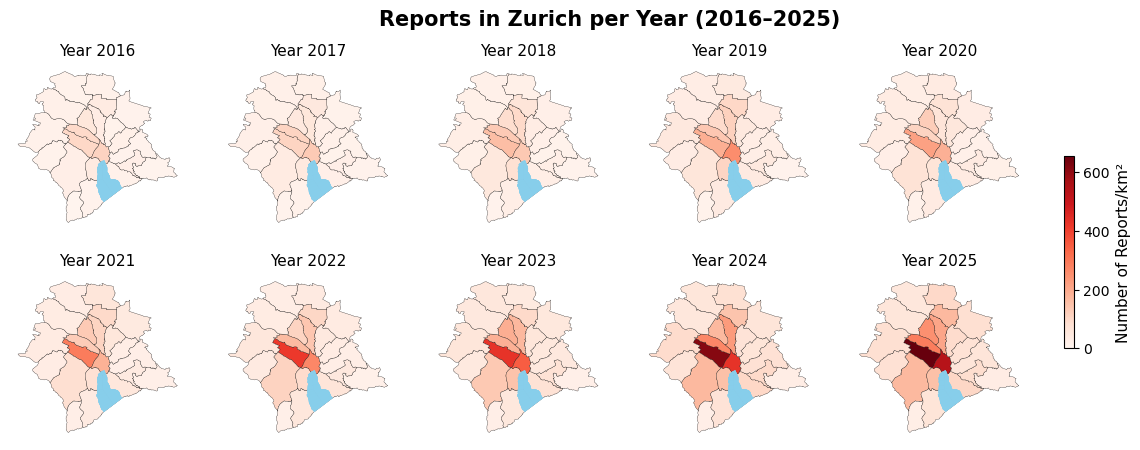
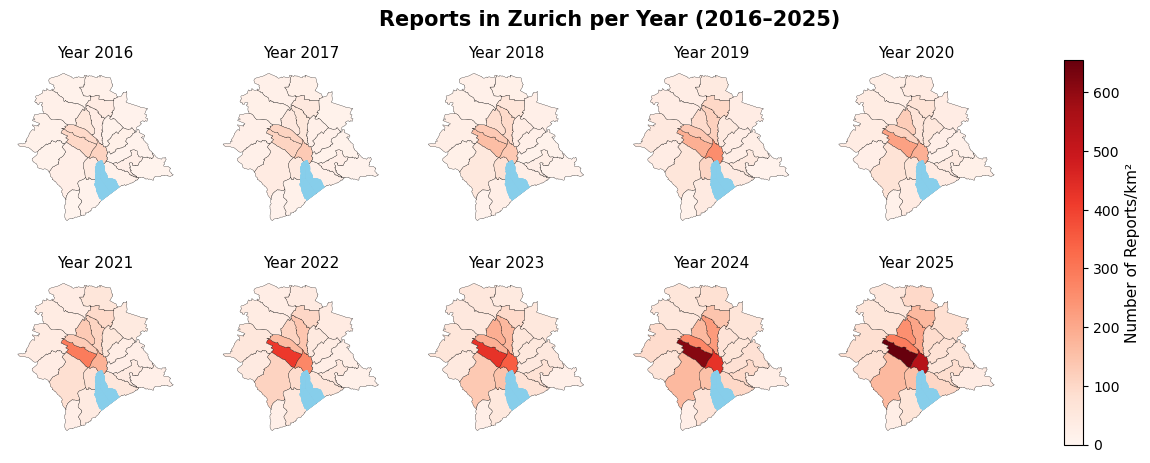
The notebook cell's code change between the first figure and the second:
--- before
+++ after
@@ -5,4 +5,6 @@
 yearly_density = yearly_counts.merge(district_gdf[["name", "area_km2"]], on="name")
 yearly_density["density"] = yearly_density["count"] / yearly_density["area_km2"]
+
+# Max. density
 max_yearly_density = yearly_density["density"].max()
 
@@ -21,6 +23,6 @@
     yearly_map_gdf["density"] = yearly_map_gdf["count"] / yearly_map_gdf["area_km2"]
     
-    yearly_map_gdf.plot(column="density", cmap="Reds", vmin=0, vmax=max_yearly_density, 
-                  edgecolor="black", linewidth=0.2, ax=ax)
+    yearly_map_gdf.plot(column="density", cmap="Reds", vmin=0, vmax=max_yearly_density,  edgecolor="black", linewidth=0.2, ax=ax)
+
     lakes_gdf.plot(ax=ax, color="skyblue", zorder=2)
     
@@ -29,5 +31,5 @@
 
 sm = plt.cm.ScalarMappable(cmap="Reds", norm=plt.Normalize(vmin=0, vmax=max_yearly_density))
-cbar = fig.colorbar(sm, ax=axs, orientation="vertical", shrink=0.5, pad=0.03)
+cbar = fig.colorbar(sm, ax=axs)
 cbar.set_label("Number of Reports/km²", fontsize=11)
 

Commit: description and interpretation